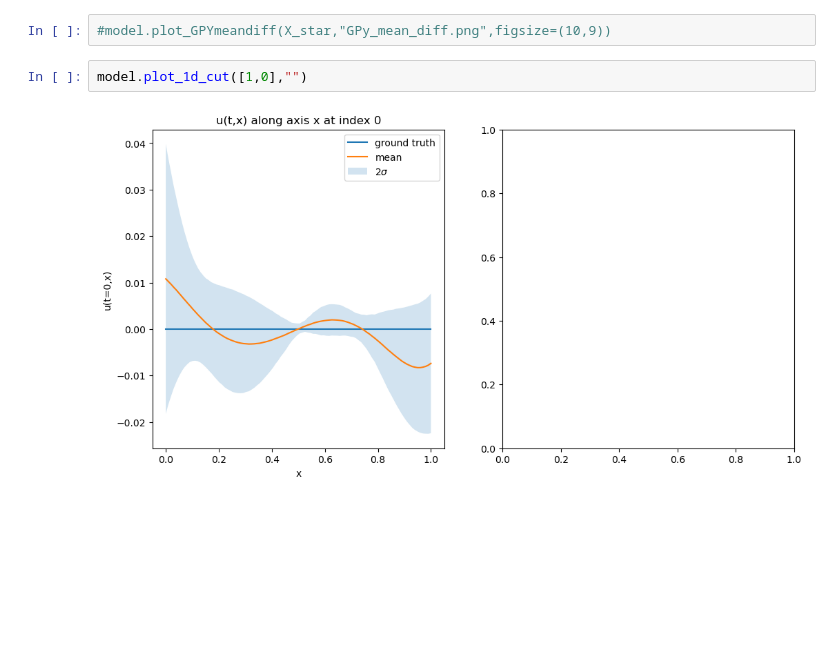
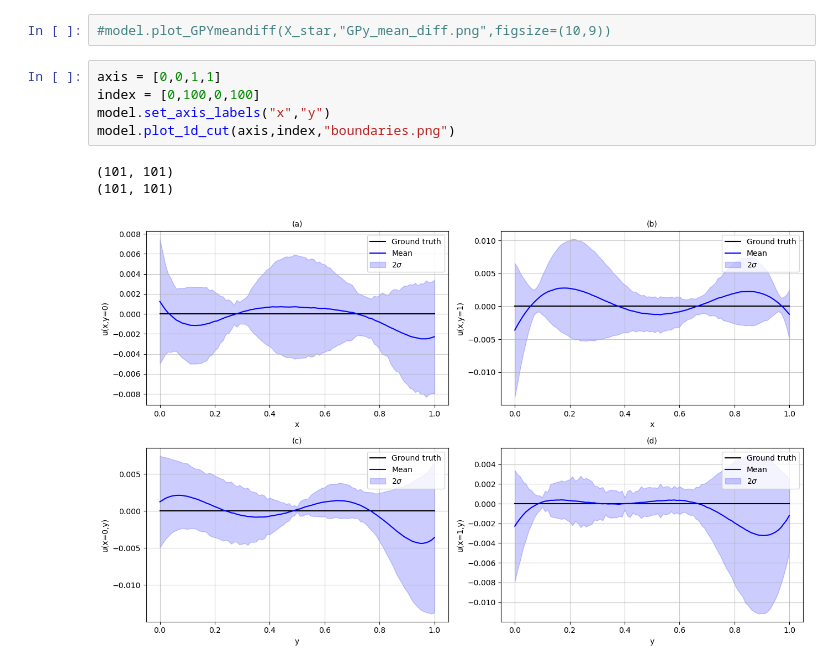
Before and after one commit to TobiLeitgeb/Code_bac, a Jupyter notebook: final_examples/poisson/poisson_equation.ipynb, the cells around one changed output. Drawn from its saved outputs; the diff is of its cells as text; blank space fills up the shorter version.

```diff
--- a/final_examples/poisson/poisson_equation.ipynb
+++ b/final_examples/poisson/poisson_equation.ipynb
@@ -77,7 +80,12 @@ Relative l2 error: {'u': 0.011735979529960765, 'f': 0.013522634506225598}
 #model.plot_merged_2d_plots(X_star,"merged_2d_plots.png",figsize=(10,11))
 # %%
 #model.plot_GPYmeandiff(X_star,"GPy_mean_diff.png",figsize=(10,9))
-# %%
-model.plot_1d_cut([1,0],"")
-# %% [output]
-[figure, removed]
+# %%
+axis = [0,0,1,1]
+index = [0,100,0,100]
+model.set_axis_labels("x","y")
+model.plot_1d_cut(axis,index,"boundaries.png")
+# %% [output]
+(101, 101)
+(101, 101)
+[figure, added]
```
Also changed, not shown: parts of 4 cells of this notebook, 16 other files.
